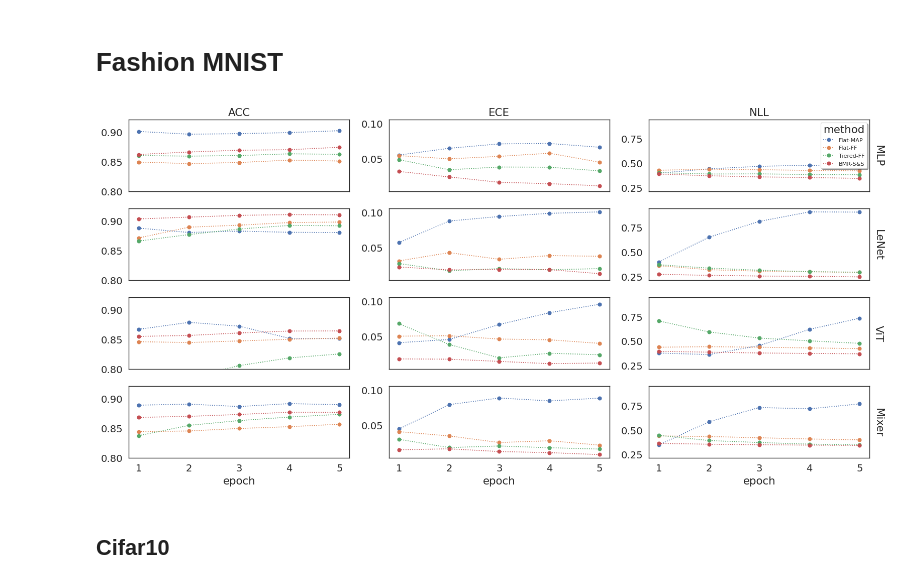
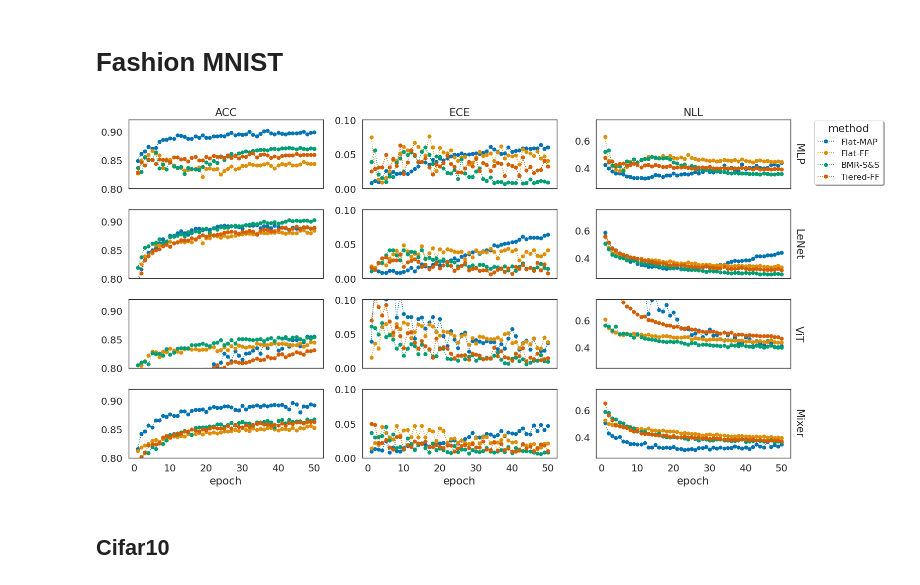
Before and after one commit to dimarkov/bmr4pml, a Jupyter notebook: notebooks/plot_comparison_results.ipynb, the cells around one changed output. Drawn from its saved outputs; the diff is of its cells as text; code cells hidden in the pictures.

```diff
--- a/notebooks/plot_comparison_results.ipynb
+++ b/notebooks/plot_comparison_results.ipynb
@@ -14,10 +28,14 @@ sns.set_theme(context='paper', style='white', font_scale=1.6, color_codes=True)
 # %%
 def plot_performance(axes, results, num_epochs, ylims=[[.7, .95]]):
-    for key in results:
-        vals = results[key]
-        if vals is not None:
+    for key in ['Flat-MAP', 'Flat-FF', 'BMR-S&S', 'Tiered-FF']:
+        try:
+            vals = results[key]
+            if vals is not None:
+                for ax, lbl in zip(axes, ['acc', 'ece', 'nll']):
+                    ax.plot(range(1, num_epochs + 1), vals[lbl], 'o:', label=key)
+        except:
             for ax, lbl in zip(axes, ['acc', 'ece', 'nll']):
-                ax.plot(range(1, num_epochs + 1), vals[lbl], 'o:', label=key)
+                    ax.plot(range(1, num_epochs + 1), jnp.zeros(num_epochs), 'o:', label=key)
 
     for i, ylim in enumerate(ylims):
         axes[i].set_ylim(ylim)
@@ -50,27 +68,28 @@ num_epochs = 5
 # %% [markdown]
 # Fashion MNIST
-# %%
-fig, axes = plt.subplots(4, 3, figsize=(16, 8), sharex=True, sharey='col')
-
-plot_performance(axes[0], fm_results['mlp'], num_epochs);
-plot_performance(axes[1], fm_results['lenet'], num_epochs);
-plot_performance(axes[2], fm_results['vit'], num_epochs);
-plot_performance(axes[3], fm_results['mixer'], num_epochs, ylims=[[.8, .92]]);
-
-
-axes[0, -1].legend(loc=1, fancybox=True, shadow=True, title='method', fontsize=8)
-
-for i, label in enumerate(['ACC', 'ECE', 'NLL']):
-    axes[0, i].set_title(label)
-    axes[-1, i].set_xlabel('epoch')
-
-for i, label in enumerate(['MLP', 'LeNet', 'ViT', 'Mixer']):
-    axes[i, -1].text(1.04, 0.5, label, horizontalalignment='center',
-    verticalalignment='center', rotation=-90, transform=axes[i, -1].transAxes)
-
-fig.tight_layout()
-fig.savefig('Fig1.pdf', bbox_inches='tight', transparent=True, dpi=300)
-# %% [output]
-[figure, removed]
+# %%
+num_epochs = 50
+fig, axes = plt.subplots(4, 3, figsize=(16, 8), sharex=True, sharey='col')
+
+plot_performance(axes[0], fm_results['mlp'], num_epochs);
+plot_performance(axes[1], fm_results['lenet'], num_epochs);
+plot_performance(axes[2], fm_results['vit'], num_epochs);
+plot_performance(axes[3], fm_results['mixer'], num_epochs, ylims=[[.8, .92], [0., .1], [.25, .75]]);
+
+
+axes[0, -1].legend(bbox_to_anchor=(1.1, 1.05), fancybox=True, shadow=True, title='method', fontsize=12)
+
+for i, label in enumerate(['ACC', 'ECE', 'NLL']):
+    axes[0, i].set_title(label)
+    axes[-1, i].set_xlabel('epoch')
+
+for i, label in enumerate(['MLP', 'LeNet', 'ViT', 'Mixer']):
+    axes[i, -1].text(1.04, 0.5, label, horizontalalignment='center',
+    verticalalignment='center', rotation=-90, transform=axes[i, -1].transAxes)
+
+fig.tight_layout()
+fig.savefig('Fig1.pdf', bbox_inches='tight', transparent=True, dpi=300)
+# %% [output]
+[figure, added]
 # %% [markdown]
 ## Cifar10
```
Also changed, not shown: parts of 14 cells of this notebook, 7 other files.
